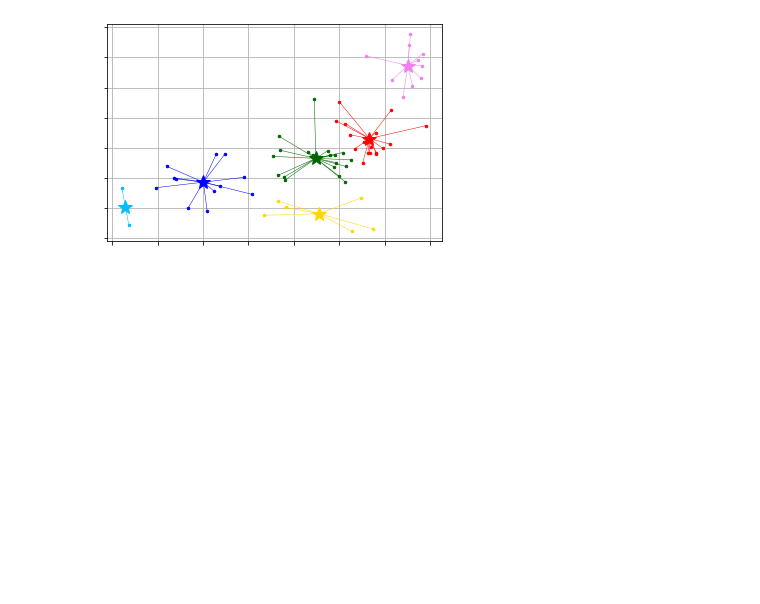
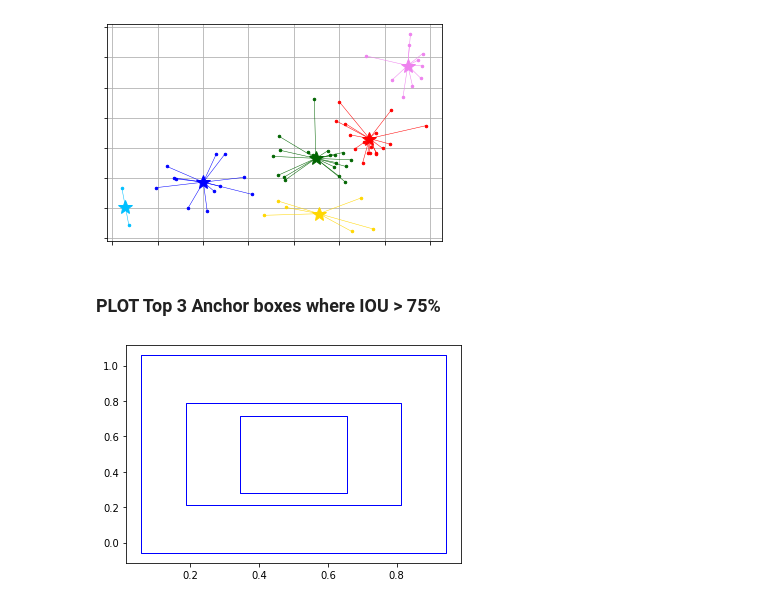
Before and after one commit to abhinavdayal/EVA4, a Jupyter notebook: S12/S12_YOLO_Anchor_Boxes.ipynb, the cells around one changed output. Cells and saved outputs as stored; diff of their text form; code cells hidden in the pictures; blank space fills up the shorter version.

```diff
--- a/S12/S12_YOLO_Anchor_Boxes.ipynb
+++ b/S12/S12_YOLO_Anchor_Boxes.ipynb
@@ -273,3 +273,46 @@ for k in range(2, 6):
 [figure]
 [figure]
 [figure]
+# %% [markdown]
+### PLOT Top 3 Anchor boxes where IOU > 75%
+# %%
+from matplotlib.collections import PatchCollection
+from matplotlib.patches import Rectangle
+
+def make_anchor_boxes(ax, clusters, facecolor='None', edgecolor='b', alpha=1):
+
+    xdata = np.array([0.5]*len(clusters))
+    ydata = np.array([0.5]*len(clusters))
+
+    xerror = np.array([list(np.exp(clusters[:, 0])/2)]*2)
+    yerror = np.array([list(np.exp(clusters[:, 1])/2)]*2)
+    # Create list for all the error patches
+    errorboxes = []
+
+    # Loop over data points; create box from errors at each point
+    for x, y, xe, ye in zip(xdata, ydata, xerror.T, yerror.T):
+        rect = Rectangle((x - xe[0], y - ye[0]), xe.sum(), ye.sum())
+        errorboxes.append(rect)
+
+    # Create patch collection with specified colour/alpha
+    pc = PatchCollection(errorboxes, facecolor=facecolor, alpha=alpha,
+                         edgecolor=edgecolor)
+
+    # Add collection to axes
+    ax.add_collection(pc)
+
+    # Plot errorbars
+    artists = ax.errorbar(xdata, ydata, xerr=xerror, yerr=yerror,
+                          fmt='None', ecolor='None')
+
+    return artists
+# %%
+# Create figure and axes
+fig, ax = plt.subplots(1)
+
+# Call function to create error boxes
+_ = make_anchor_boxes(ax, final_centers[2])
+
+plt.show()
+# %% [output]
+[figure, added]
```
Also changed, not shown: parts of 1 cell of this notebook.
